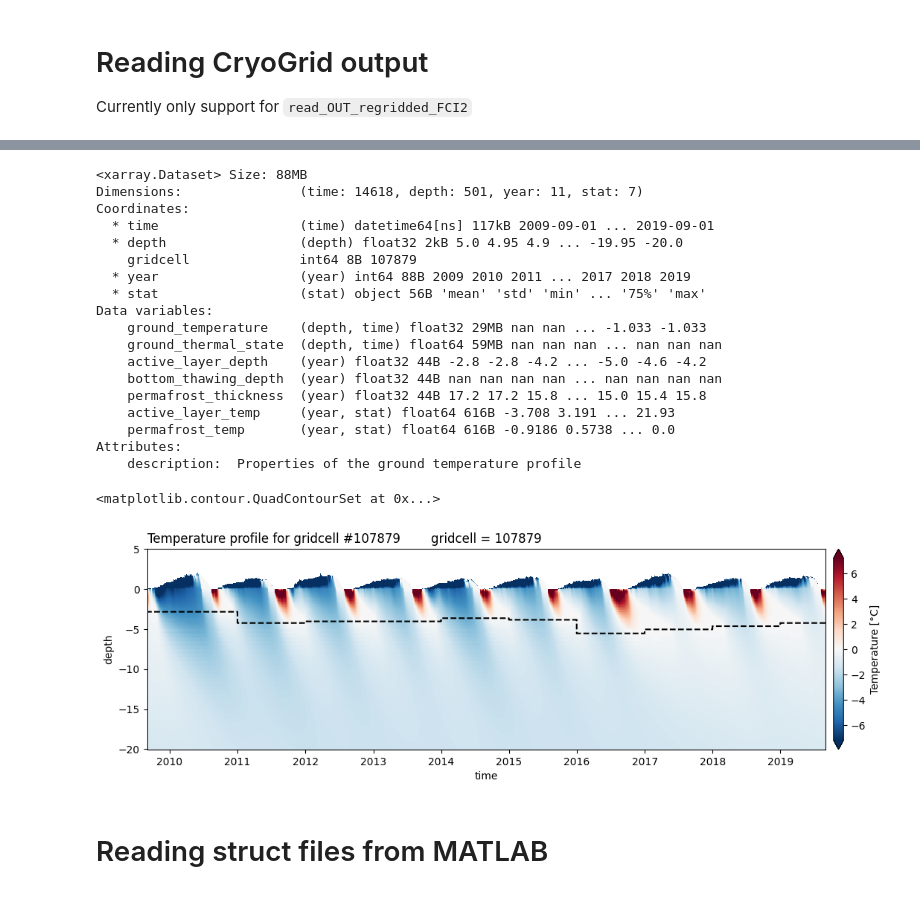
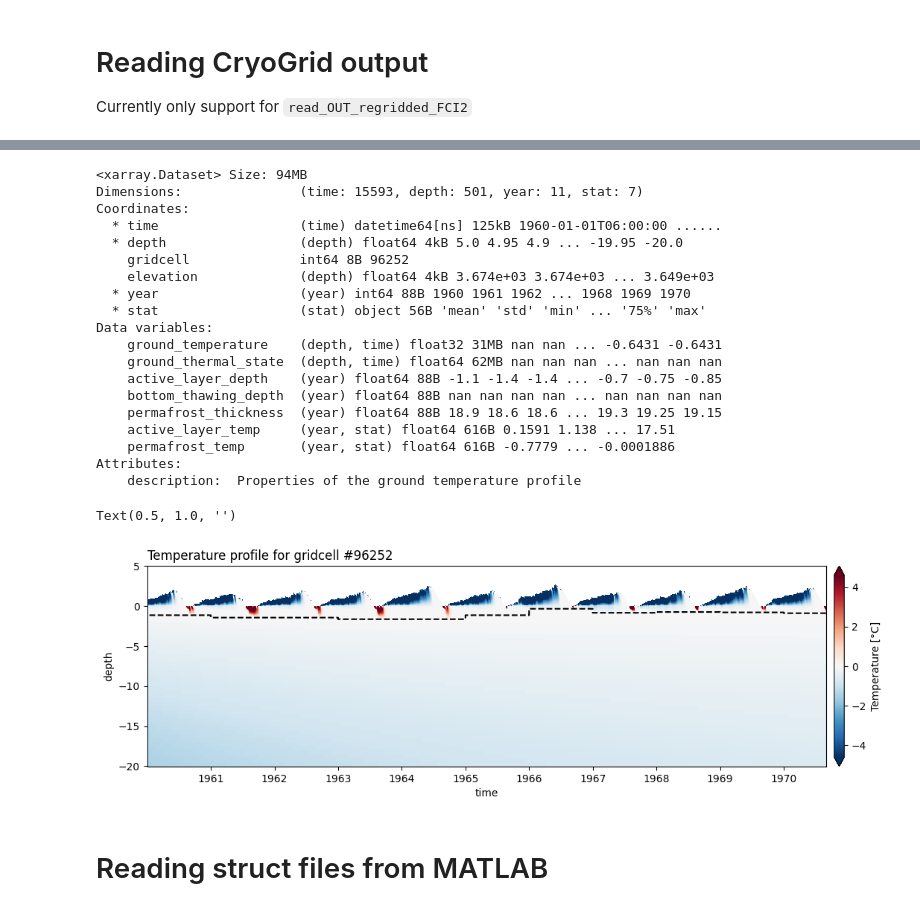
Before and after one commit to lukegre/CryoGrid-pyTools, a Jupyter notebook: demo.ipynb, the cells around one changed output, grey strips where cells are left out. Cells and saved outputs as stored; diff of their text form; code cells hidden in the pictures.

Commit message:
generalised reading outputs OUT_regridded - supports OUT_regridded and [..._FCI2] - latter deprecated - read_OUT_regridded_clusters now supports regex type strings - better checks

```diff
--- a/demo.ipynb
+++ b/demo.ipynb
@@ -75,6 +76,6 @@ filename :
 # %%
-fname_profiles = "/Users/luke/Work/PAMIR/CryoGrid/runs/abramov-large_area-strat/output/k100/strat_107879_201*.mat"
-out = cg.read_OUT_regridded_FCI2_clusters(fname_profiles, deepest_point=-20)
-out
+fname_profiles = '/Users/luke/Git/CryoGrid-run-manager/runs/abramov-OUT_regridded/output/abramov-OUT_regridded_96252_*.mat'
+
+out = cg.read_OUT_regridded_clusters(fname_profiles, deepest_point=-20)
 # %% [output]
 [Parallel(n_jobs=-1)]: Using backend ThreadingBackend with 8 concurrent workers.
@@ -139,30 +86,32 @@ da = out.T[0].assign_attrs(long_name='Temperature', units='°C').compute()
 ds = cg.analyze_profile(da)
 ds
 # %% [output]
-<xarray.Dataset> Size: 88MB
-Dimensions:               (time: 14618, depth: 501, year: 11, stat: 7)
+<xarray.Dataset> Size: 94MB
+Dimensions:               (time: 15593, depth: 501, year: 11, stat: 7)
 Coordinates:
-  * time                  (time) datetime64[ns] 117kB 2009-09-01 ... 2019-09-01
-  * depth                 (depth) float32 2kB 5.0 4.95 4.9 ... -19.95 -20.0
-    gridcell              int64 8B 107879
-  * year                  (year) int64 88B 2009 2010 2011 ... 2017 2018 2019
+  * time                  (time) datetime64[ns] 125kB 1960-01-01T06:00:00 ......
+  * depth                 (depth) float64 4kB 5.0 4.95 4.9 ... -19.95 -20.0
+    gridcell              int64 8B 96252
+    elevation             (depth) float64 4kB 3.674e+03 3.674e+03 ... 3.649e+03
+  * year                  (year) int64 88B 1960 1961 1962 ... 1968 1969 1970
   * stat                  (stat) object 56B 'mean' 'std' 'min' ... '75%' 'max'
 Data variables:
-    ground_temperature    (depth, time) float32 29MB nan nan ... -1.033 -1.033
-    ground_thermal_state  (depth, time) float64 59MB nan nan nan ... nan nan nan
-    active_layer_depth    (year) float32 44B -2.8 -2.8 -4.2 ... -5.0 -4.6 -4.2
-    bottom_thawing_depth  (year) float32 44B nan nan nan nan ... nan nan nan nan
-    permafrost_thickness  (year) float32 44B 17.2 17.2 15.8 ... 15.0 15.4 15.8
-    active_layer_temp     (year, stat) float64 616B -3.708 3.191 ... 21.93
-    permafrost_temp       (year, stat) float64 616B -0.9186 0.5738 ... 0.0
+    ground_temperature    (depth, time) float32 31MB nan nan ... -0.6431 -0.6431
+    ground_thermal_state  (depth, time) float64 62MB nan nan nan ... nan nan nan
+    active_layer_depth    (year) float64 88B -1.1 -1.4 -1.4 ... -0.7 -0.75 -0.85
+    bottom_thawing_depth  (year) float64 88B nan nan nan nan ... nan nan nan nan
+    permafrost_thickness  (year) float64 88B 18.9 18.6 18.6 ... 19.3 19.25 19.15
+    active_layer_temp     (year, stat) float64 616B 0.1591 1.138 ... 17.51
+    permafrost_temp       (year, stat) float64 616B -0.7779 ... -0.0001886
 Attributes:
     description:  Properties of the ground temperature profile
 # %%
 img = viz.plot_profile(ds.ground_temperature)
 ds.ground_thermal_state.plot.contour(levels=[0.5, 1.5, 2.5], colors='k', ax=img.axes, linestyles='--')
+img.axes.set_title('')
 # %% [output]
-<matplotlib.contour.QuadContourSet at 0x...>
+Text(0.5, 1.0, '')
-[figure, old version]
+[figure, new version]
 # %% [markdown]
 # Reading struct files from MATLAB
 # %% [markdown]
```
Also changed, not shown: parts of 6 cells of this notebook, 7 other files.
